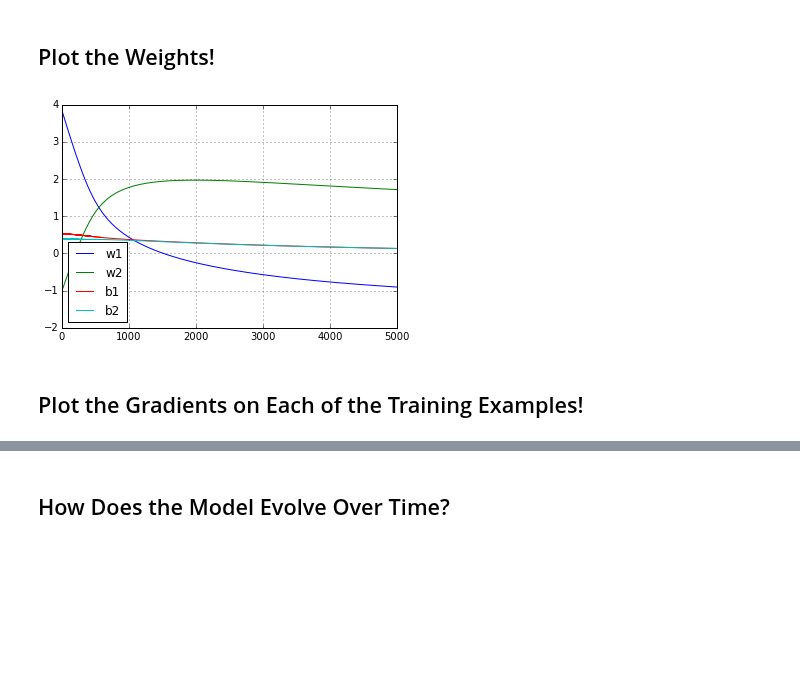
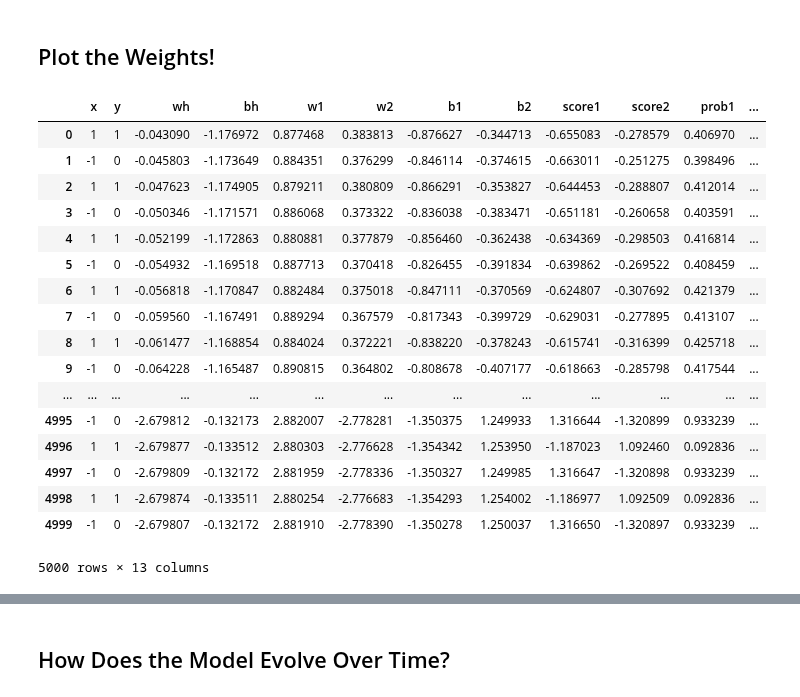
Before and after one commit to ebanner/cs393r_project, a Jupyter notebook: 1d/Monolithic Neural Network.ipynb, the cells around one changed output, grey strips where cells are left out. Saved outputs shown, nothing was run; the diff lists cells and outputs as text; code cells hidden in the pictures; blank space fills up the shorter version.

```diff
--- a/1d/Monolithic Neural Network.ipynb
+++ b/1d/Monolithic Neural Network.ipynb
@@ -249,10 +267,23 @@ states = list(states(5))
 # %%
 df = pd.DataFrame(states, columns=Model._fields)
 
-axes = df[['w1', 'w2', 'b1', 'b2']].plot()
-axes.xaxis.grid(b=True)
-axes.yaxis.grid(b=True)
+df[['x', 'y', 'wh', 'bh', 'w1', 'w2', 'b1', 'b2', 'score1', 'score2', 'prob1', 'prob2', 'loss']]
 # %% [output]
-[figure, removed]
+|  | x | y | wh | bh | w1 | w2 | b1 | b2 | score1 | score2 | prob1 | ... |
+| 0 | 1 | 1 | -0.043090 | -1.176972 | 0.877468 | 0.383813 | -0.876627 | -0.344713 | -0.655083 | -0.278579 | 0.406970 | ... |
+| 1 | -1 | 0 | -0.045803 | -1.173649 | 0.884351 | 0.376299 | -0.846114 | -0.374615 | -0.663011 | -0.251275 | 0.398496 | ... |
+| 2 | 1 | 1 | -0.047623 | -1.174905 | 0.879211 | 0.380809 | -0.866291 | -0.353827 | -0.644453 | -0.288807 | 0.412014 | ... |
+| 3 | -1 | 0 | -0.050346 | -1.171571 | 0.886068 | 0.373322 | -0.836038 | -0.383471 | -0.651181 | -0.260658 | 0.403591 | ... |
+| 4 | 1 | 1 | -0.052199 | -1.172863 | 0.880881 | 0.377879 | -0.856460 | -0.362438 | -0.634369 | -0.298503 | 0.416814 | ... |
+| 5 | -1 | 0 | -0.054932 | -1.169518 | 0.887713 | 0.370418 | -0.826455 | -0.391834 | -0.639862 | -0.269522 | 0.408459 | ... |
+| 6 | 1 | 1 | -0.056818 | -1.170847 | 0.882484 | 0.375018 | -0.847111 | -0.370569 | -0.624807 | -0.307692 | 0.421379 | ... |
+| 7 | -1 | 0 | -0.059560 | -1.167491 | 0.889294 | 0.367579 | -0.817343 | -0.399729 | -0.629031 | -0.277895 | 0.413107 | ... |
+| 8 | 1 | 1 | -0.061477 | -1.168854 | 0.884024 | 0.372221 | -0.838220 | -0.378243 | -0.615741 | -0.316399 | 0.425718 | ... |
+| 9 | -1 | 0 | -0.064228 | -1.165487 | 0.890815 | 0.364802 | -0.808678 | -0.407177 | -0.618663 | -0.285798 | 0.417544 | ... |
+| ... | ... | ... | ... | ... | ... | ... | ... | ... | ... | ... | ... | ... |
+| 4995 | -1 | 0 | -2.679812 | -0.132173 | 2.882007 | -2.778281 | -1.350375 | 1.249933 | 1.316644 | -1.320899 | 0.933239 | ... |
+| 4996 | 1 | 1 | -2.679877 | -0.133512 | 2.880303 | -2.776628 | -1.354342 | 1.253950 | -1.187023 | 1.092460 | 0.092836 | ... |
+| 4997 | -1 | 0 | -2.679809 | -0.132172 | 2.881959 | -2.778336 | -1.350327 | 1.249985 | 1.316647 | -1.320898 | 0.933239 | ... |
+| 4998 | 1 | 1 | -2.679874 | -0.133511 | 2.880254 | -2.776683 | -1.354293 | 1.254002 | -1.186977 | 1.092509 | 0.092836 | ... |
+| 4999 | -1 | 0 | -2.679807 | -0.132172 | 2.881910 | -2.778390 | -1.350278 | 1.250037 | 1.316650 | -1.320897 | 0.933239 | ... |
+5000 rows × 13 columns
-# %% [markdown]
-## Plot the Gradients on Each of the Training Examples!
```
Also changed, not shown: parts of 9 cells of this notebook, 1 other file.
